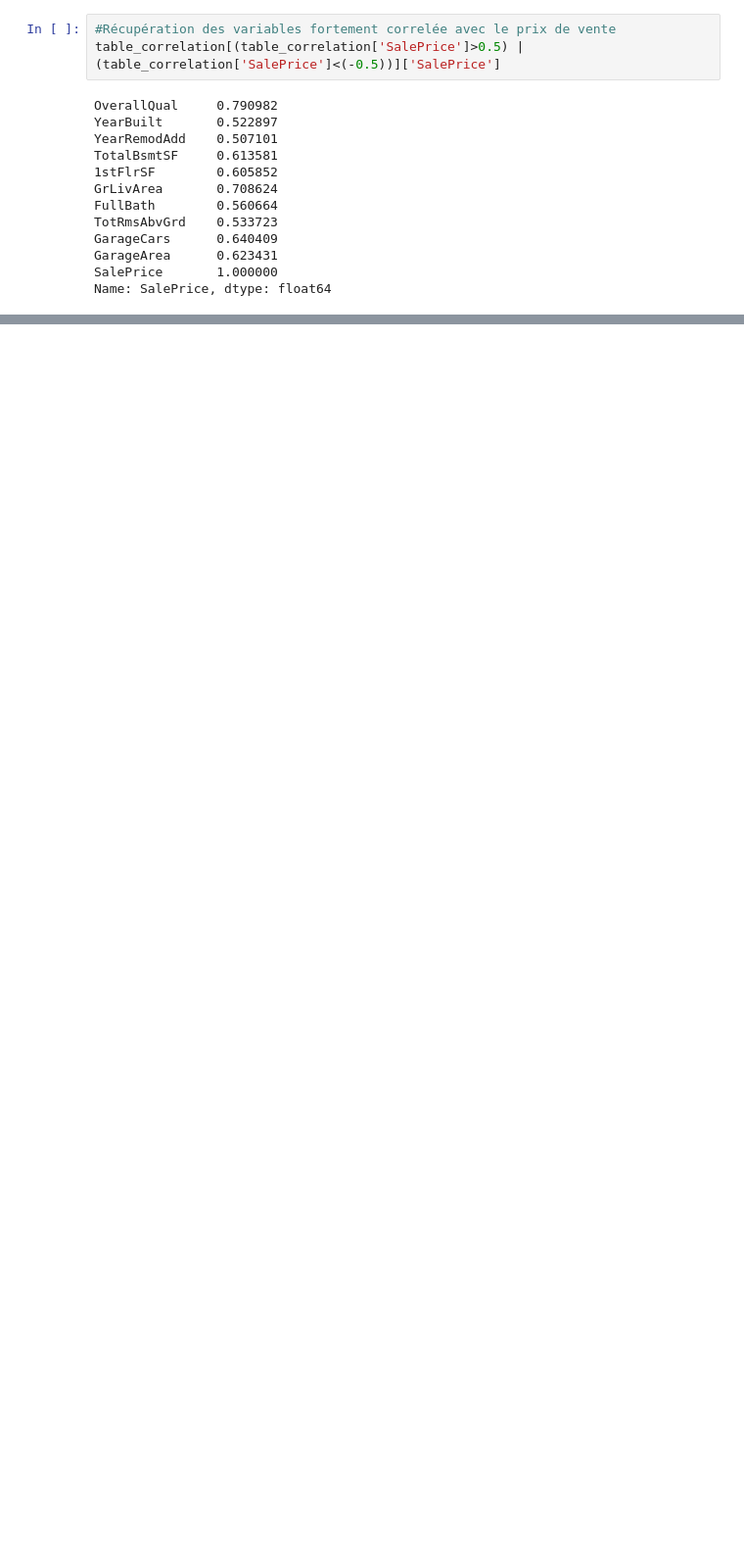
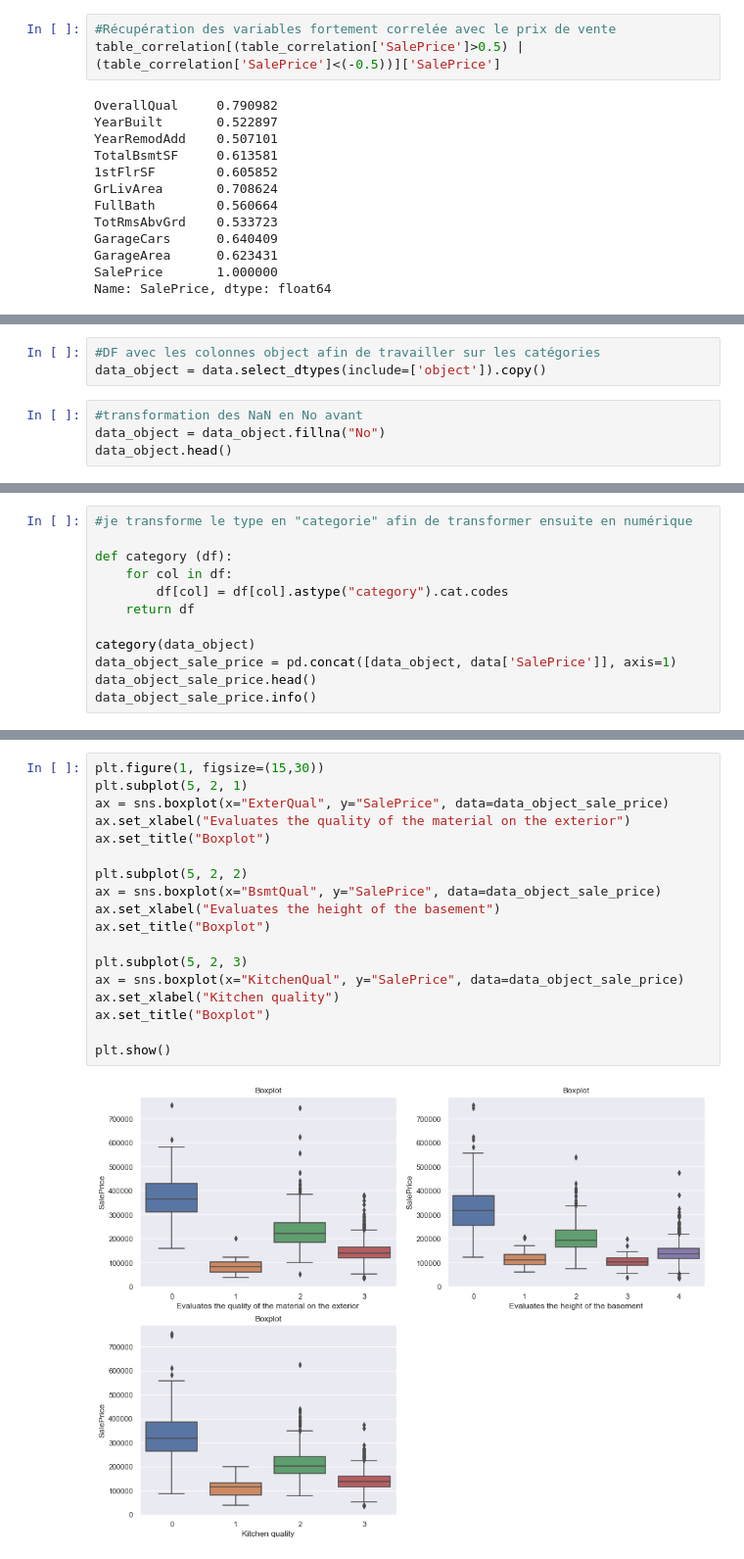
Before and after one commit to julie-grange/ironhack-datalabs-dataparis0619-pt, a Jupyter notebook: module-2/statistical-analysis-project/your-code/my_solution.ipynb, the cells around one changed output, grey strips where cells are left out. Shown at 98% size. Drawn from its saved outputs; the diff is of its cells as text; blank space fills up the shorter version.

```diff
--- a/module-2/statistical-analysis-project/your-code/my_solution.ipynb
+++ b/module-2/statistical-analysis-project/your-code/my_solution.ipynb
@@ -187,0 +214,7 @@ plt.show()
+# %%
+#DF avec les colonnes object afin de travailler sur les catégories
+data_object = data.select_dtypes(include=['object']).copy()
+# %%
+#transformation des NaN en No avant
+data_object = data_object.fillna("No")
+data_object.head()
@@ -187,0 +230,12 @@ plt.show()
+# %%
+#je transforme le type en "categorie" afin de transformer ensuite en numérique
+
+def category (df):
+    for col in df:
+        df[col] = df[col].astype("category").cat.codes
+    return df
+
+category(data_object)
+data_object_sale_price = pd.concat([data_object, data['SalePrice']], axis=1)
+data_object_sale_price.head()
+data_object_sale_price.info()
@@ -187,0 +292,20 @@ plt.show()
+# %%
+plt.figure(1, figsize=(15,30))
+plt.subplot(5, 2, 1)
+ax = sns.boxplot(x="ExterQual", y="SalePrice", data=data_object_sale_price)
+ax.set_xlabel("Evaluates the quality of the material on the exterior")
+ax.set_title("Boxplot")
+
+plt.subplot(5, 2, 2)
+ax = sns.boxplot(x="BsmtQual", y="SalePrice", data=data_object_sale_price)
+ax.set_xlabel("Evaluates the height of the basement")
+ax.set_title("Boxplot")
+
+plt.subplot(5, 2, 3)
+ax = sns.boxplot(x="KitchenQual", y="SalePrice", data=data_object_sale_price)
+ax.set_xlabel("Kitchen quality")
+ax.set_title("Boxplot")
+
+plt.show()
+# %% [output]
+[figure, added]
```
Also changed, not shown: parts of 31 cells of this notebook.
